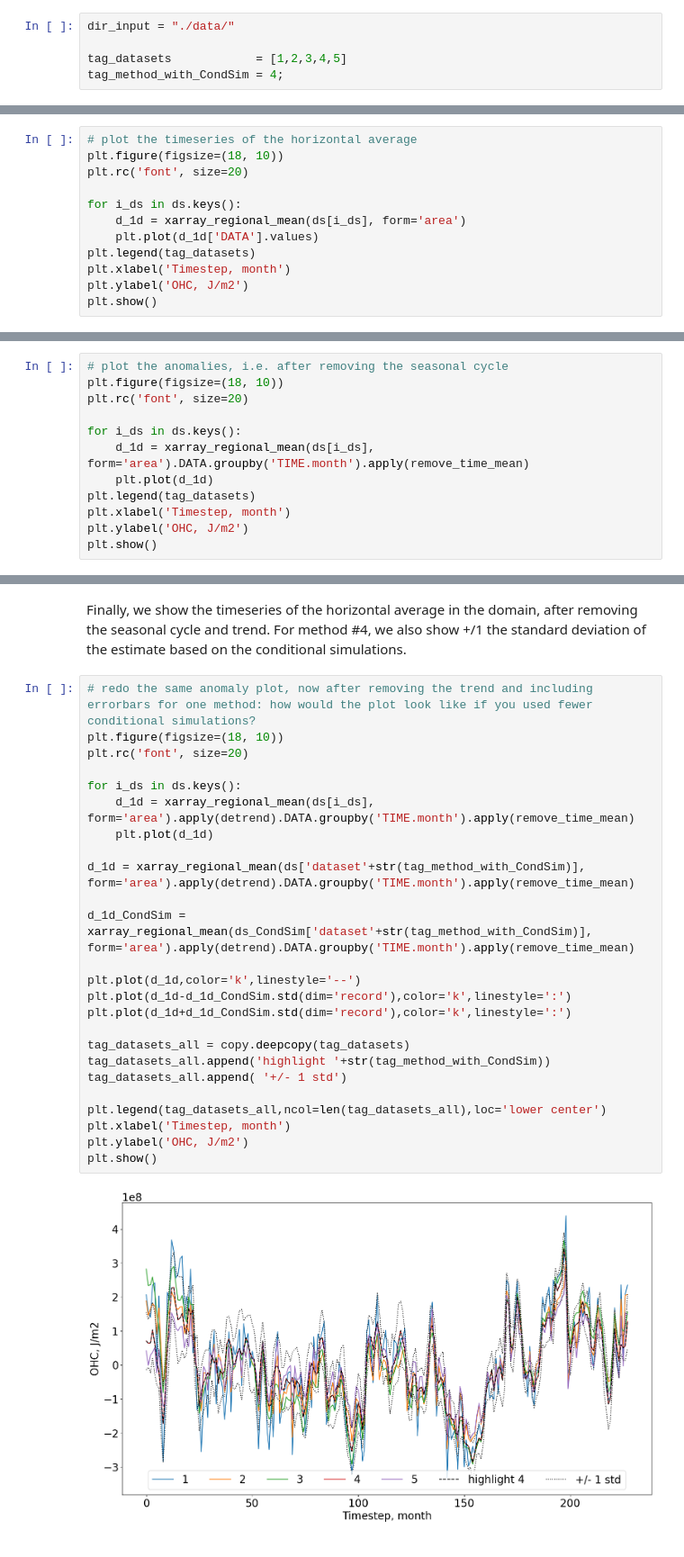
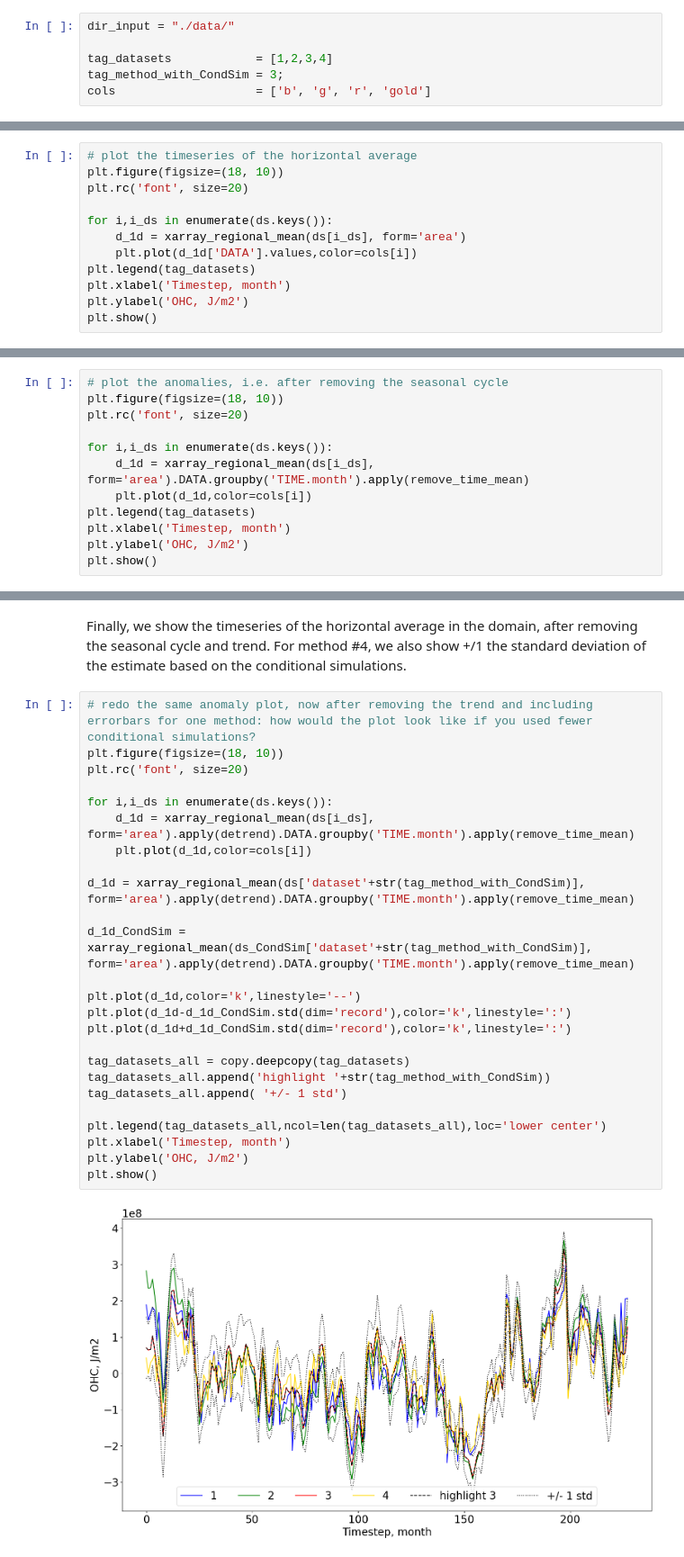
Before and after one commit to selipot/OceanUQ_summer_school2024_activity, a Jupyter notebook: UQ_summer_school2024_mapping.ipynb, the cells around one changed output, grey strips where cells are left out. Shown at 90% size. Drawn from its saved outputs; the diff is of its cells as text.

```diff
--- a/UQ_summer_school2024_mapping.ipynb
+++ b/UQ_summer_school2024_mapping.ipynb
@@ -19,8 +19,9 @@ import copy
 # %%
 dir_input = "./data/"
 
-tag_datasets            = [1,2,3,4,5]
-tag_method_with_CondSim = 4;
+tag_datasets            = [1,2,3,4]
+tag_method_with_CondSim = 3;
+cols                    = ['b', 'g', 'r', 'gold']
 # %%
 # area weigthed regional mean starting from an xarray
 def xarray_regional_mean(dxr, form='area'):
@@ -116,9 +115,9 @@ We now show the timeseries of the horizontal average in the domain.
 plt.figure(figsize=(18, 10))
 plt.rc('font', size=20)
 
-for i_ds in ds.keys():
+for i,i_ds in enumerate(ds.keys()):
     d_1d = xarray_regional_mean(ds[i_ds], form='area')
-    plt.plot(d_1d['DATA'].values)
+    plt.plot(d_1d['DATA'].values,color=cols[i])
 plt.legend(tag_datasets)
 plt.xlabel('Timestep, month')
 plt.ylabel('OHC, J/m2')
@@ -132,9 +131,9 @@ We then show the timeseries of the horizontal average in the domain, after remov
 plt.figure(figsize=(18, 10))
 plt.rc('font', size=20)
 
-for i_ds in ds.keys():
+for i,i_ds in enumerate(ds.keys()):
     d_1d = xarray_regional_mean(ds[i_ds], form='area').DATA.groupby('TIME.month').apply(remove_time_mean)
-    plt.plot(d_1d)
+    plt.plot(d_1d,color=cols[i])
 plt.legend(tag_datasets)
 plt.xlabel('Timestep, month')
 plt.ylabel('OHC, J/m2')
@@ -146,30 +145,30 @@ Finally, we show the timeseries of the horizontal average in the domain, after r
 # %%
 # redo the same anomaly plot, now after removing the trend and including errorbars for one method: how would the plot look like if you used fewer conditional simulations?
 plt.figure(figsize=(18, 10))
 plt.rc('font', size=20)
 
-for i_ds in ds.keys():
+for i,i_ds in enumerate(ds.keys()):
     d_1d = xarray_regional_mean(ds[i_ds], form='area').apply(detrend).DATA.groupby('TIME.month').apply(remove_time_mean)
-    plt.plot(d_1d)
+    plt.plot(d_1d,color=cols[i])
 
 d_1d = xarray_regional_mean(ds['dataset'+str(tag_method_with_CondSim)], form='area').apply(detrend).DATA.groupby('TIME.month').apply(remove_time_mean)
 
 d_1d_CondSim = xarray_regional_mean(ds_CondSim['dataset'+str(tag_method_with_CondSim)], form='area').apply(detrend).DATA.groupby('TIME.month').apply(remove_time_mean)
 
 plt.plot(d_1d,color='k',linestyle='--')
 plt.plot(d_1d-d_1d_CondSim.std(dim='record'),color='k',linestyle=':')
 plt.plot(d_1d+d_1d_CondSim.std(dim='record'),color='k',linestyle=':')
 
 tag_datasets_all = copy.deepcopy(tag_datasets)
 tag_datasets_all.append('highlight '+str(tag_method_with_CondSim))
 tag_datasets_all.append( '+/- 1 std')
 
 plt.legend(tag_datasets_all,ncol=len(tag_datasets_all),loc='lower center')
 plt.xlabel('Timestep, month')
 plt.ylabel('OHC, J/m2')
 plt.show()
 # %% [output]
-[figure, old version]
+[figure, new version]
 # %% [markdown]
 ### Question #2: Create plots for a few metrics of interest to you (some examples are provided in the Learning Goals section above, yet please explore what is of interest to you!), including errorbars based on conditional simulations when available (i.e. use the standard deviation of the metrics across different conditional simulation fields as in the example just above; conditional simulations are only available for method 4, in this example). Do your errorbars change if you include fewer conditional simulations?
 
```
Also changed, not shown: parts of 6 cells of this notebook, 10 other files.
